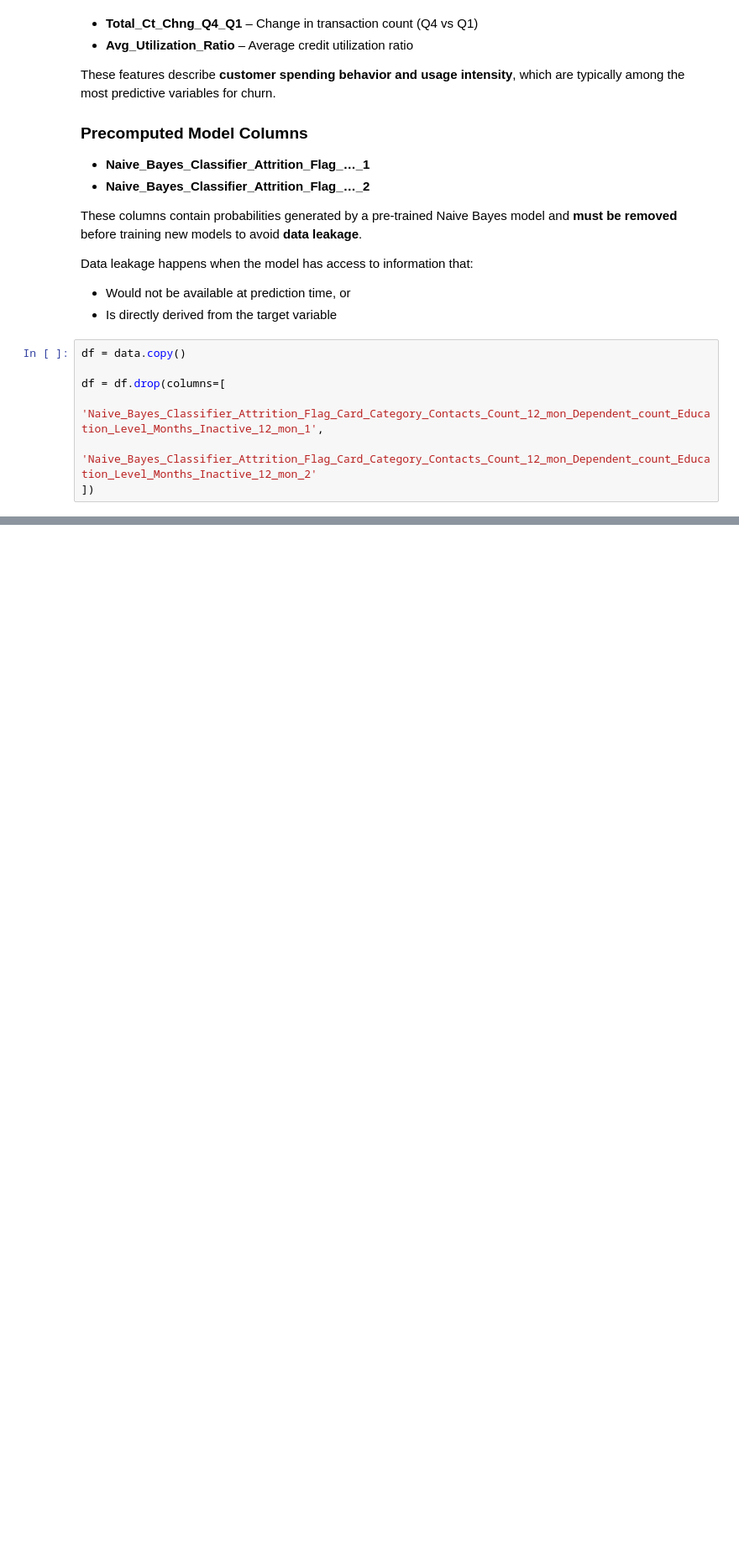
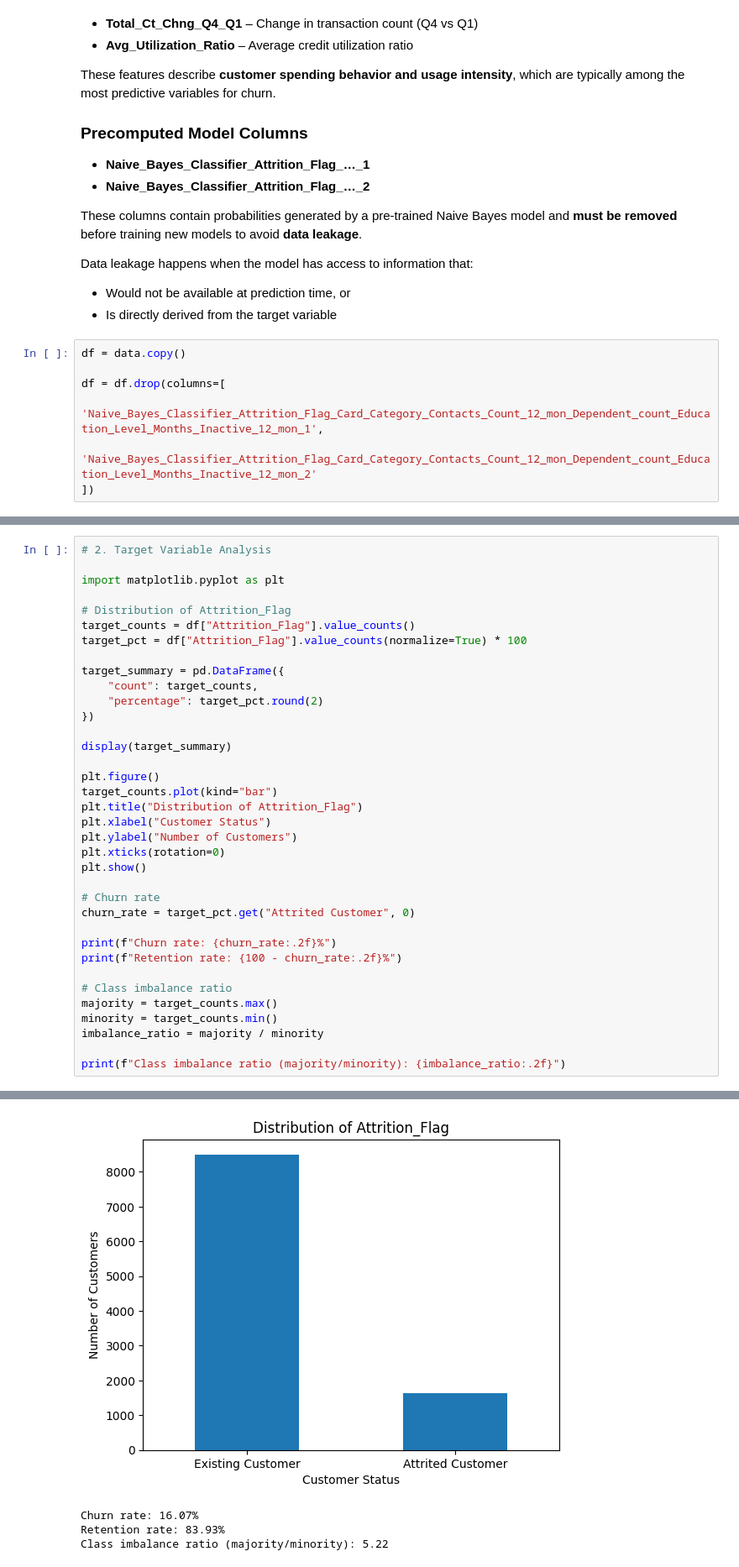
Before and after one commit to PPerezdeMadrid/ml-model, a Jupyter notebook: ChurnPredictor/02_EDA_Churn_predictor.ipynb, the cells around one changed output, grey strips where cells are left out. Shown at 84% size. Drawn from its saved outputs; the diff is of its cells as text; blank space fills up the shorter version.

```diff
--- a/ChurnPredictor/02_EDA_Churn_predictor.ipynb
+++ b/ChurnPredictor/02_EDA_Churn_predictor.ipynb
@@ -192,0 +262,37 @@ df = df.drop(columns=[
+# %%
+# 2. Target Variable Analysis
+
+import matplotlib.pyplot as plt
+
+# Distribution of Attrition_Flag
+target_counts = df["Attrition_Flag"].value_counts()
+target_pct = df["Attrition_Flag"].value_counts(normalize=True) * 100
+
+target_summary = pd.DataFrame({
+    "count": target_counts,
+    "percentage": target_pct.round(2)
+})
+
+display(target_summary)
+
+plt.figure()
+target_counts.plot(kind="bar")
+plt.title("Distribution of Attrition_Flag")
+plt.xlabel("Customer Status")
+plt.ylabel("Number of Customers")
+plt.xticks(rotation=0)
+plt.show()
+
+# Churn rate
+churn_rate = target_pct.get("Attrited Customer", 0)
+
+print(f"Churn rate: {churn_rate:.2f}%")
+print(f"Retention rate: {100 - churn_rate:.2f}%")
+
+# Class imbalance ratio
+majority = target_counts.max()
+minority = target_counts.min()
+imbalance_ratio = majority / minority
+
+print(f"Class imbalance ratio (majority/minority): {imbalance_ratio:.2f}")
+# %% [output]
@@ -192,0 +303,4 @@ df = df.drop(columns=[
+[figure, added]
+Churn rate: 16.07%
+Retention rate: 83.93%
+Class imbalance ratio (majority/minority): 5.22
```
Also changed, not shown: parts of 31 cells of this notebook, 1 other file.
